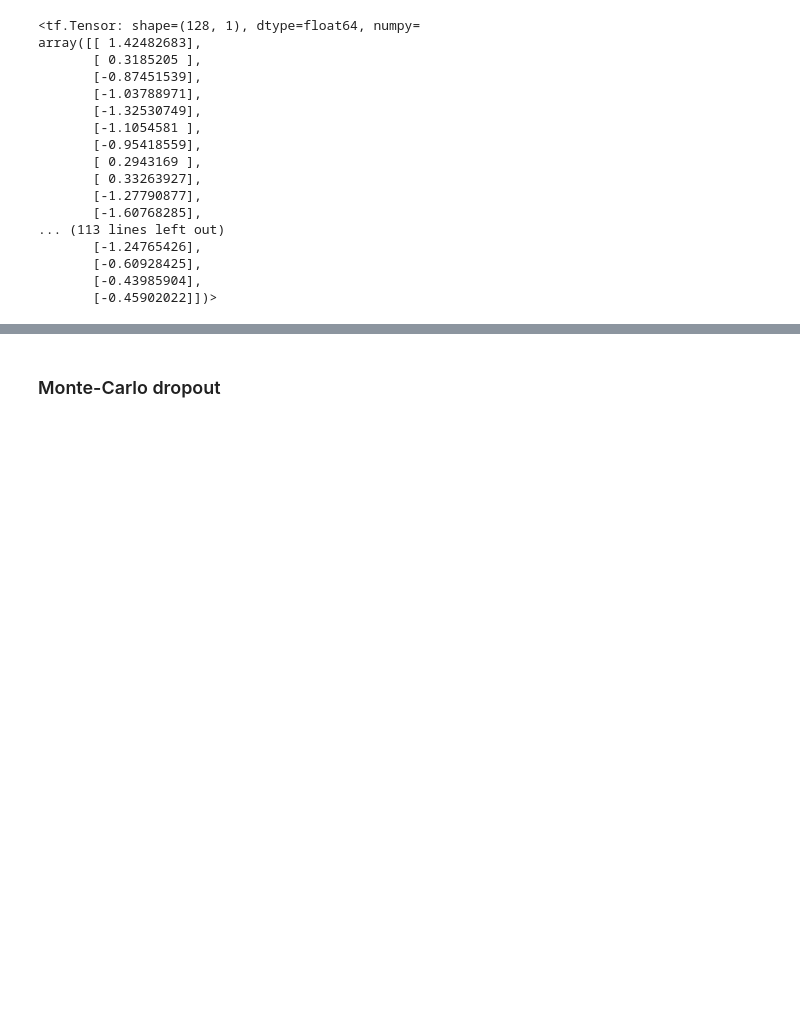
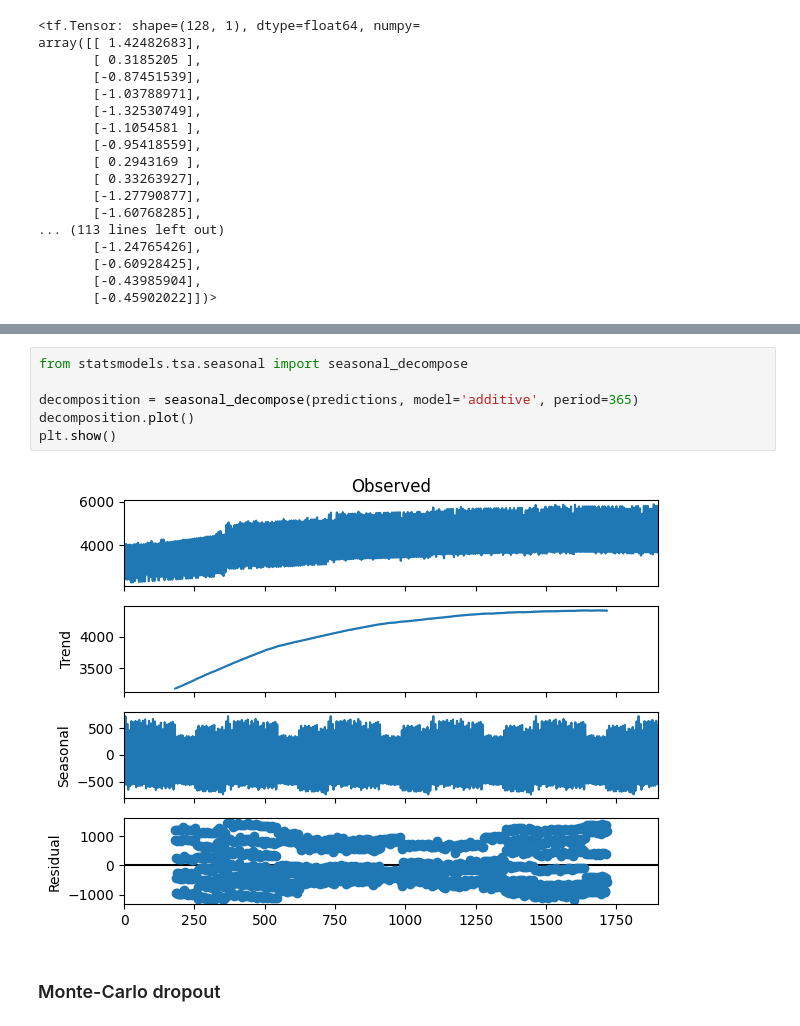
Before and after one commit to GuiSSMartins/DTx-Project, a Jupyter notebook: DTx_Project.ipynb, the cells around one changed output, grey strips where cells are left out. Saved outputs shown, nothing was run; the diff lists cells and outputs as text; blank space fills up the shorter version.

```diff
--- a/DTx_Project.ipynb
+++ b/DTx_Project.ipynb
@@ -428,3 +428,11 @@ plt.show()
+# %%
+from statsmodels.tsa.seasonal import seasonal_decompose
+
+decomposition = seasonal_decompose(predictions, model='additive', period=365)
+decomposition.plot()
+plt.show()
+# %% [output]
+[figure, added]
 # %% [markdown]
 ### Monte-Carlo dropout
 # %%
```
Also changed, not shown: parts of 3 cells of this notebook.
